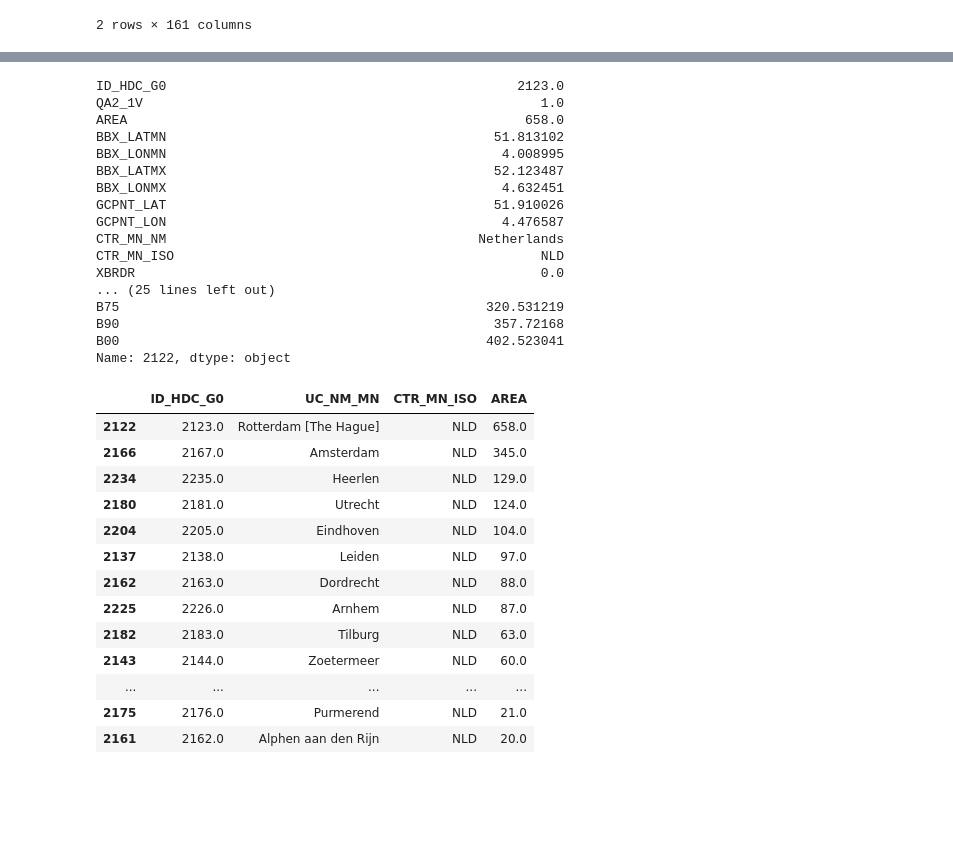
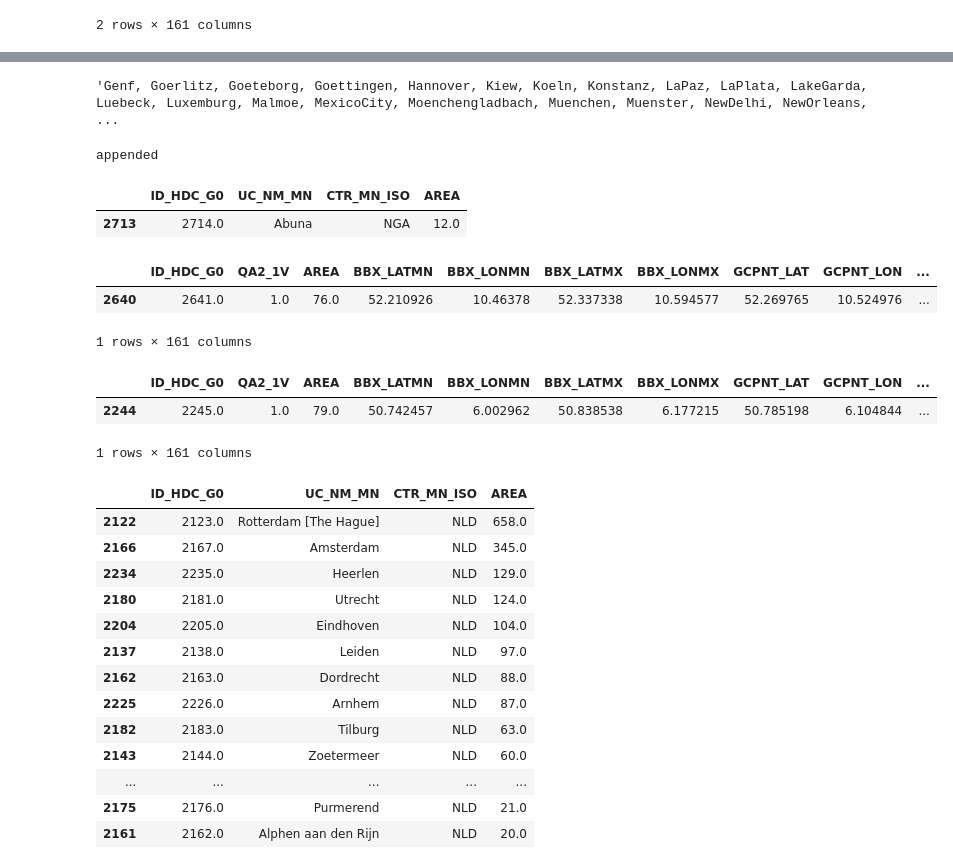
Before and after one commit to idegeus/UrbanTransportTimes, a Jupyter notebook: 2-notebooks/0.6-select-search-cities.ipynb, the cells around one changed output, grey strips where cells are left out. Cells and saved outputs as stored; diff of their text form; code cells hidden in the pictures; blank space fills up the shorter version.

```diff
--- a/2-notebooks/0.6-select-search-cities.ipynb
+++ b/2-notebooks/0.6-select-search-cities.ipynb
@@ -18,0 +56,22 @@ urbancenters.head(2)
+# %%
+", ".join(cities_notfound)
+# %% [output]
+'Genf, Goerlitz, Goeteborg, Goettingen, Hannover, Kiew, Koeln, Konstanz, LaPaz, LaPlata, LakeGarda, Luebeck, Luxemburg, Malmoe, MexicoCity, Moenchengladbach, Muenchen, Muenster, NewDelhi, NewOrleans,  ...
+# %%
+search = urbancenters[urbancenters.UC_NM_LST.str.contains('Oder')]
+if search.shape[0] == 1:
+    cities_out.append(search[['ID_HDC_G0', 'CTR_MN_ISO', 'UC_NM_MN']].iloc[0].to_list())
+    print('appended')
+search[['ID_HDC_G0', 'UC_NM_MN', 'CTR_MN_ISO', 'AREA']]
+# %% [output]
+appended
+|  | ID_HDC_G0 | UC_NM_MN | CTR_MN_ISO | AREA |
+| 2713 | 2714.0 | Abuna | NGA | 12.0 |
+# %%
+record = urbancenters[urbancenters.ID_HDC_G0 == 2641.0]
+cities_out.append(record[['ID_HDC_G0', 'CTR_MN_ISO', 'UC_NM_MN']].iloc[0].to_list())
+record
+# %% [output]
+|  | ID_HDC_G0 | QA2_1V | AREA | BBX_LATMN | BBX_LONMN | BBX_LATMX | BBX_LONMX | GCPNT_LAT | GCPNT_LON | ... |
+| 2640 | 2641.0 | 1.0 | 76.0 | 52.210926 | 10.46378 | 52.337338 | 10.594577 | 52.269765 | 10.524976 | ... |
+1 rows × 161 columns
@@ -19,23 +80,9 @@ urbancenters.head(2)
 # %%
-search.iloc[0].head(40)
+search#.iloc[0].head(40)
 # %% [output]
+|  | ID_HDC_G0 | QA2_1V | AREA | BBX_LATMN | BBX_LONMN | BBX_LATMX | BBX_LONMX | GCPNT_LAT | GCPNT_LON | ... |
+| 2244 | 2245.0 | 1.0 | 79.0 | 50.742457 | 6.002962 | 50.838538 | 6.177215 | 50.785198 | 6.104844 | ... |
-ID_HDC_G0                                             2123.0
-QA2_1V                                                   1.0
-AREA                                                   658.0
-BBX_LATMN                                          51.813102
-BBX_LONMN                                           4.008995
-BBX_LATMX                                          52.123487
-BBX_LONMX                                           4.632451
-GCPNT_LAT                                          51.910026
-GCPNT_LON                                           4.476587
-CTR_MN_NM                                        Netherlands
-CTR_MN_ISO                                               NLD
-XBRDR                                                    0.0
-... (25 lines left out)
-B75                                               320.531219
-B90                                                357.72168
-B00                                               402.523041
-Name: 2122, dtype: object
+1 rows × 161 columns
 # %%
 search = urbancenters[urbancenters.CTR_MN_ISO == 'NLD']
 search[['ID_HDC_G0', 'UC_NM_MN', 'CTR_MN_ISO', 'AREA']].sort_values('AREA', ascending=False)
```
Also changed, not shown: parts of 7 cells of this notebook, 7 other files.
